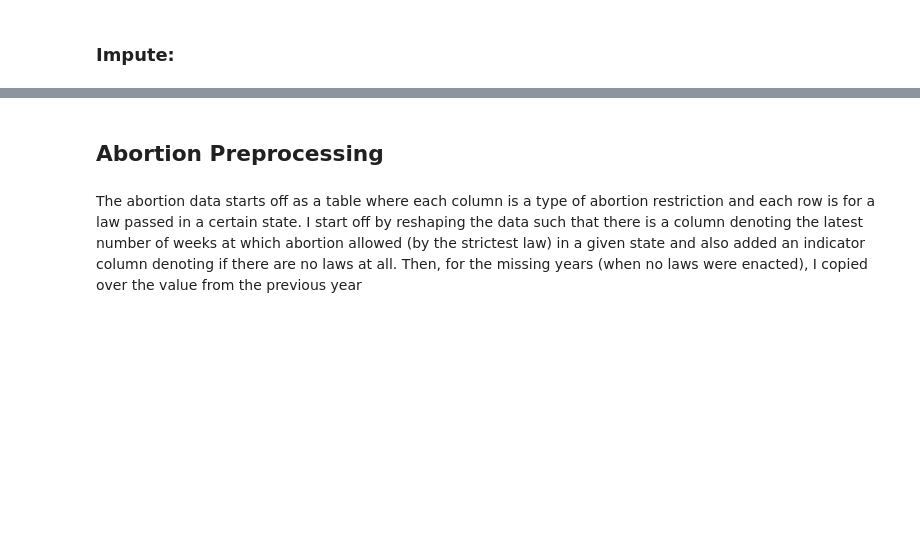
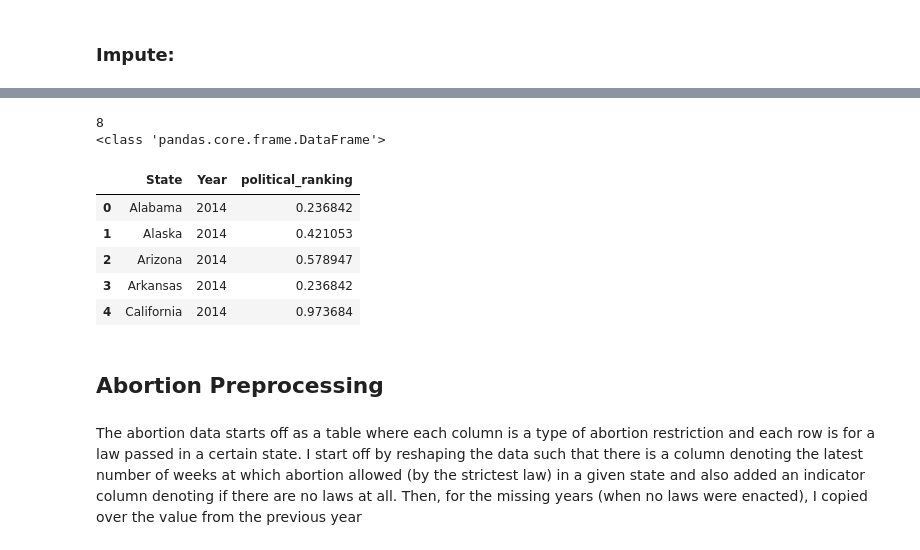
Before and after one commit to ppich1169/fertilityProjectCs109, a Jupyter notebook: fertility_notebook.ipynb, the cells around one changed output, grey strips where cells are left out. Drawn from its saved outputs; the diff is of its cells as text; code cells hidden in the pictures; blank space fills up the shorter version.

```diff
--- a/fertility_notebook.ipynb
+++ b/fertility_notebook.ipynb
@@ -878,3 +850,68 @@ religion_state_year.to_csv('data/religion_data.csv', index=False)
+# %%
+pol_2022_df = pd.read_csv('data/cook_pvi_2022.csv')
+
+#Drop DC because it's not a state:
+pol_2022_df = pol_2022_df[pol_2022_df['State'] != 'District of Columbia']
+pol_2022_df.reset_index(drop=True, inplace=True)
+
+# Convert 2020_Biden, 2020_Trump, 2016_Clinton, 2016_Trump to ints for future calculations
+perc_to_int_columns = ['2020_Biden', '2020_Trump', '2016_Clinton', '2016_Trump']
+pol_2022_df[perc_to_int_columns] = pol_2022_df[perc_to_int_columns].apply(
+    lambda col: col.astype(str).str.rstrip('%').astype(float)
+)
+
+# Calculate the 2022 PVI using the old methodology:
+national_2020 = 4.4 #D+4.4
+national_2016 = 2.1 #D+2.1
+lean_2020 =  pol_2022_df["2020_Biden"] - pol_2022_df["2020_Trump"] #How democrat it leans (- democrat is republican)
+lean_2016 =  pol_2022_df["2016_Clinton"] - pol_2022_df["2016_Trump"] #same as lean_2020
+
+# Positive differences are d
+diff_from_nat_2016 = lean_2016 - national_2016 # If positive leans dem, if negative leans republican
+diff_from_nat_2020 = lean_2020 - national_2020 # Sams as ^
+
+# Make a column for old methodology - unscaled rating (negative is Republican, positive is Dem)
+# Dividing by two twice bc that's what it seems like Cook PVI methodology did
+# Also rounding to the nearest int
+pol_2022_df["2022_unscaled_rating_old"] = round(((diff_from_nat_2016 + diff_from_nat_2020) / 2) / 2)
+
+# Now, scale the 2020_unscaled_rating_old
+pol_rating_scaler = MinMaxScaler()
+scaled_2022_ratings_old = pol_rating_scaler.fit_transform(pol_2022_df['2022_unscaled_rating_old'].values.reshape(-1,1))
+
+pol_2022_df["2022_scaled_rating_old"] = scaled_2022_ratings_old
+pol_2022_df[:20]
+
+pol_2022_df["Year"] = 2022
+
+years = [2014, 2015, 2016, 2017, 2018, 2019, 2020, 2021]
+pol_by_year = []
+
+for i in range(len(years)):
+    year_df = f'pol_{years[i]}_df'
+    year_df = pol_2022_df.copy()
+    year_df["Year"] = years[i]
+    pol_by_year.append(year_df)
+
+print(len(pol_by_year))
+print(type(pol_by_year[0]))
+
+pol_by_year.append(pol_2022_df)
+
+# 0 is extreme conservartive, 1 is extreme liberal
+pol_state_year = pd.concat(pol_by_year, ignore_index=True)
+pol_state_year = pol_state_year[['State', 'Year', '2022_scaled_rating_old']]
+pol_state_year = pol_state_year.rename(columns={'2022_scaled_rating_old': 'political_ranking'})
+pol_state_year.head()
+# %% [output]
+8
+<class 'pandas.core.frame.DataFrame'>
+|  | State | Year | political_ranking |
+| 0 | Alabama | 2014 | 0.236842 |
+| 1 | Alaska | 2014 | 0.421053 |
+| 2 | Arizona | 2014 | 0.578947 |
+| 3 | Arkansas | 2014 | 0.236842 |
+| 4 | California | 2014 | 0.973684 |
 # %% [markdown]
 ## Abortion Preprocessing
 # %% [markdown]
```
Also changed, not shown: parts of 8 cells of this notebook, 1 other file.
